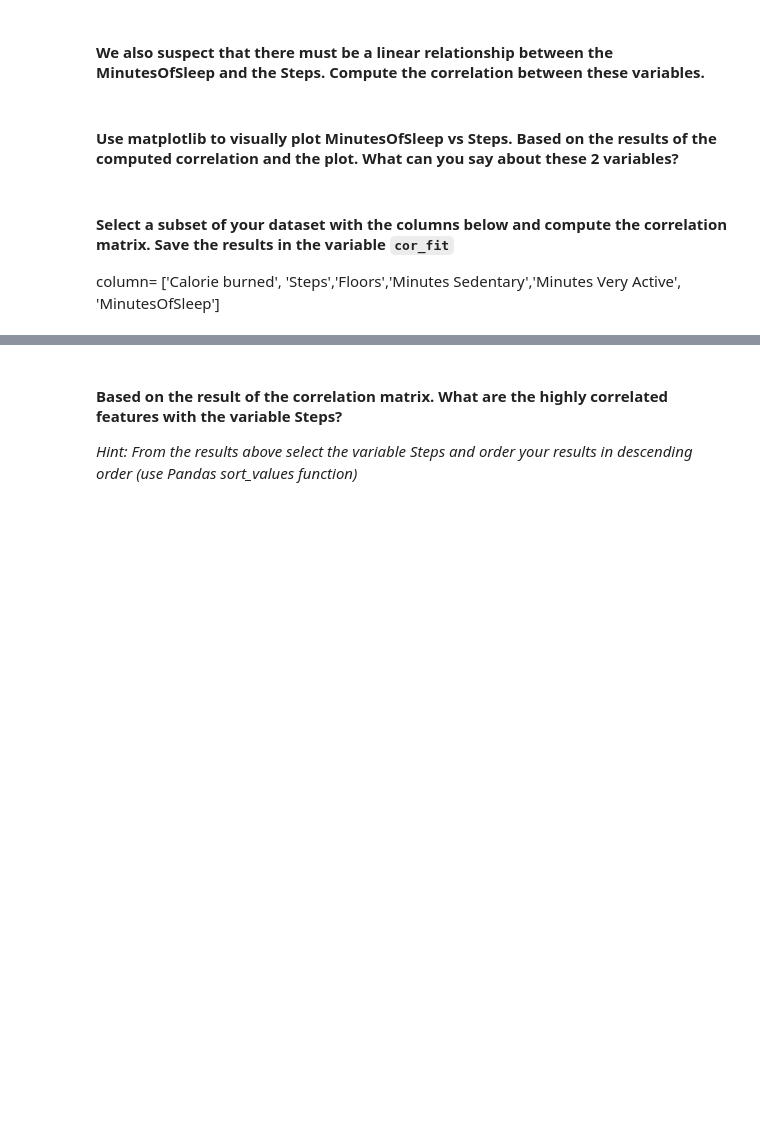
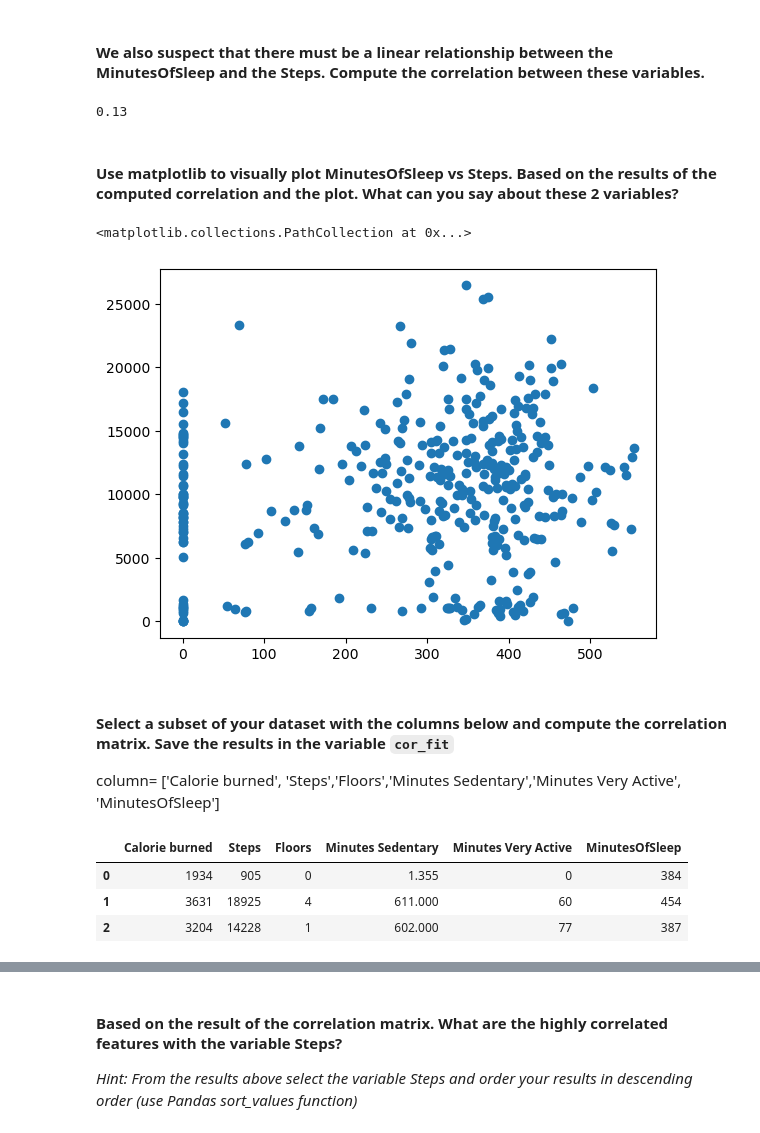
Before and after one commit to Ironhack-Data-Madrid-Octubre-2023/5.1-lab_pivot_table_and_correlation, a Jupyter notebook: your_code/main.ipynb, the cells around one changed output, grey strips where cells are left out. Saved outputs shown, nothing was run; the diff lists cells and outputs as text; code cells hidden in the pictures; blank space fills up the shorter version.

```diff
--- a/your_code/main.ipynb
+++ b/your_code/main.ipynb
@@ -265,2 +264,6 @@ plt.scatter(x=fitbit['Minutes Sedentary'], y=fitbit['Steps'])
+# %%
+round(fitbit['MinutesOfSleep'].corr(fitbit['Steps']),2)
+# %% [output]
+0.13
 # %% [markdown]
 #### Use matplotlib to visually plot MinutesOfSleep vs Steps. Based on the results of the computed correlation and the plot. What can you say about these 2 variables?
@@ -269,3 +270,10 @@ plt.scatter(x=fitbit['Minutes Sedentary'], y=fitbit['Steps'])
+# %%
+#variables are positively correlated, but the 'strenght' of the relationship is very weak (corr = 0.13); virtually not correlated
+
+plt.scatter(x=fitbit['MinutesOfSleep'], y=fitbit['Steps'])
+# %% [output]
+<matplotlib.collections.PathCollection at 0x...>
+[figure, added]
 # %% [markdown]
 #### Select a subset of your dataset with the columns below and compute the correlation matrix. Save the results in the variable `cor_fit`
 column= ['Calorie burned', 'Steps','Floors','Minutes Sedentary','Minutes Very Active', 'MinutesOfSleep']
@@ -273,0 +280,8 @@ column= ['Calorie burned', 'Steps','Floors','Minutes Sedentary','Minutes Very Ac
+# %%
+subset = fitbit.loc[:,['Calorie burned', 'Steps','Floors','Minutes Sedentary','Minutes Very Active', 'MinutesOfSleep']]
+subset.head(3)
+# %% [output]
+|  | Calorie burned | Steps | Floors | Minutes Sedentary | Minutes Very Active | MinutesOfSleep |
+| 0 | 1934 | 905 | 0 | 1.355 | 0 | 384 |
+| 1 | 3631 | 18925 | 4 | 611.000 | 60 | 454 |
+| 2 | 3204 | 14228 | 1 | 602.000 | 77 | 387 |
```
Also changed, not shown: parts of 22 cells of this notebook.
